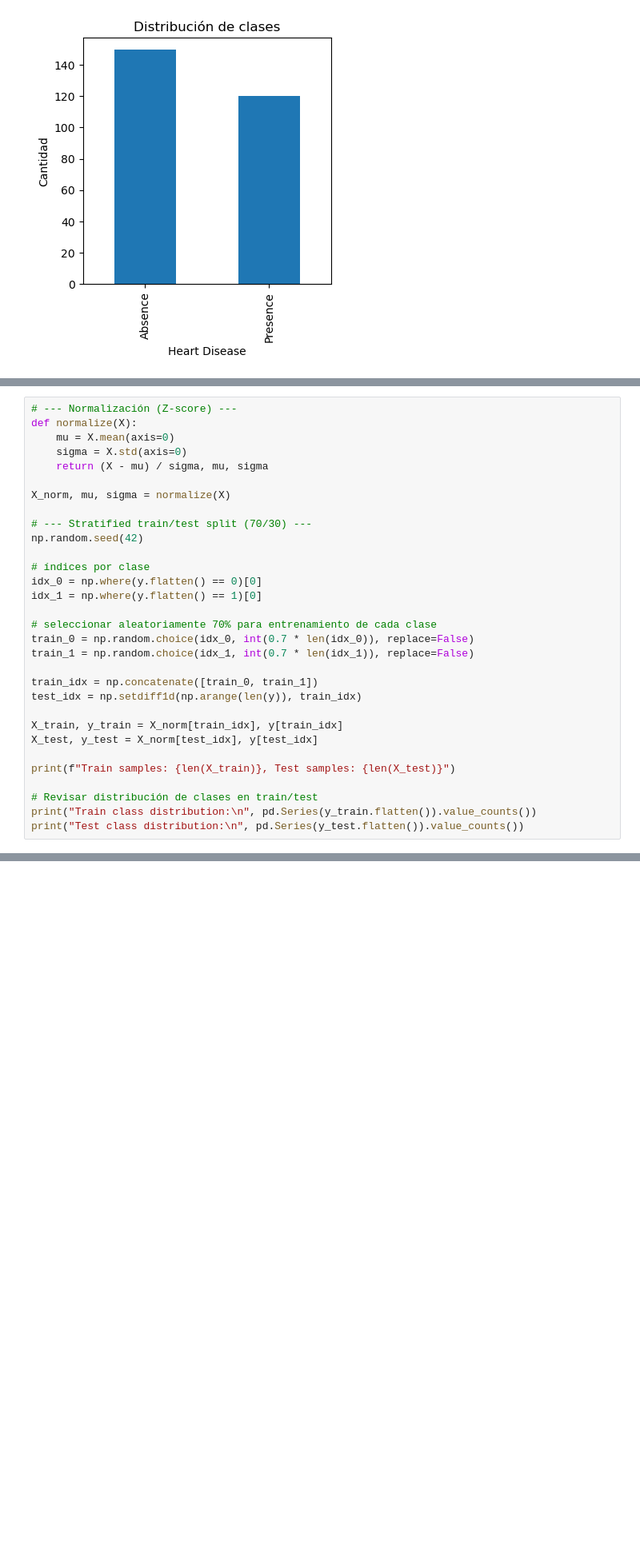
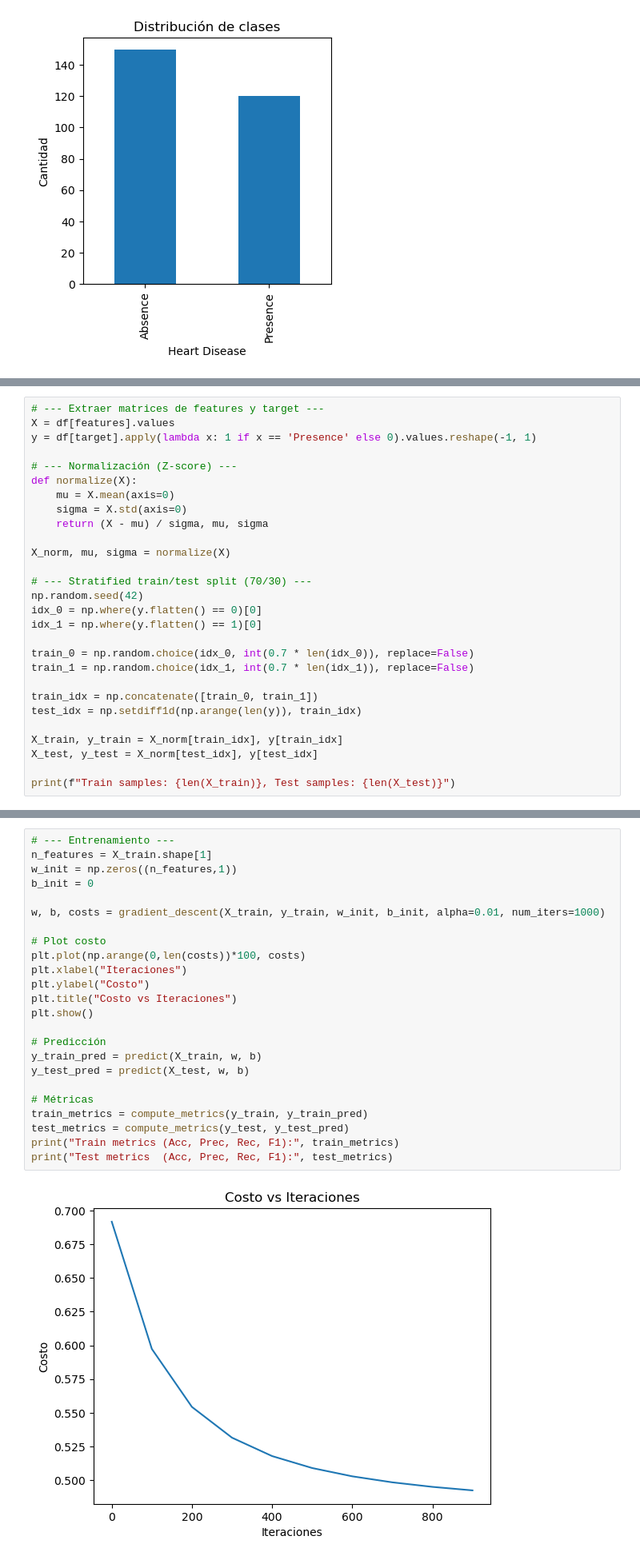
Before and after one commit to tomasote572/TDSE_Logistic_Regression_Homework, a Jupyter notebook: cuaderno1.ipynb, the cells around one changed output, grey strips where cells are left out. Shown at 80% size. Cells and saved outputs as stored; diff of their text form; blank space fills up the shorter version.

```diff
--- a/cuaderno1.ipynb
+++ b/cuaderno1.ipynb
@@ -51,4 +62,8 @@ plt.show()
 # %%
+# --- Extraer matrices de features y target ---
+X = df[features].values
+y = df[target].apply(lambda x: 1 if x == 'Presence' else 0).values.reshape(-1, 1)
+
 # --- Normalización (Z-score) ---
 def normalize(X):
     mu = X.mean(axis=0)
@@ -59,12 +74,9 @@ X_norm, mu, sigma = normalize(X)
 
 # --- Stratified train/test split (70/30) ---
 np.random.seed(42)
-
-# índices por clase
 idx_0 = np.where(y.flatten() == 0)[0]
 idx_1 = np.where(y.flatten() == 1)[0]
 
-# seleccionar aleatoriamente 70% para entrenamiento de cada clase
 train_0 = np.random.choice(idx_0, int(0.7 * len(idx_0)), replace=False)
 train_1 = np.random.choice(idx_1, int(0.7 * len(idx_1)), replace=False)
 
@@ -75,8 +87,4 @@ X_train, y_train = X_norm[train_idx], y[train_idx]
 X_test, y_test = X_norm[test_idx], y[test_idx]
 
 print(f"Train samples: {len(X_train)}, Test samples: {len(X_test)}")
-
-# Revisar distribución de clases en train/test
-print("Train class distribution:\n", pd.Series(y_train.flatten()).value_counts())
-print("Test class distribution:\n", pd.Series(y_test.flatten()).value_counts())
 # %% [output]
@@ -87,0 +142,26 @@ Test class distribution:
+# %%
+# --- Entrenamiento ---
+n_features = X_train.shape[1]
+w_init = np.zeros((n_features,1))
+b_init = 0
+
+w, b, costs = gradient_descent(X_train, y_train, w_init, b_init, alpha=0.01, num_iters=1000)
+
+# Plot costo
+plt.plot(np.arange(0,len(costs))*100, costs)
+plt.xlabel("Iteraciones")
+plt.ylabel("Costo")
+plt.title("Costo vs Iteraciones")
+plt.show()
+
+# Predicción
+y_train_pred = predict(X_train, w, b)
+y_test_pred = predict(X_test, w, b)
+
+# Métricas
+train_metrics = compute_metrics(y_train, y_train_pred)
+test_metrics = compute_metrics(y_test, y_test_pred)
+print("Train metrics (Acc, Prec, Rec, F1):", train_metrics)
+print("Test metrics  (Acc, Prec, Rec, F1):", test_metrics)
+# %% [output]
+[figure, added]
```
Also changed, not shown: parts of 5 cells of this notebook.
